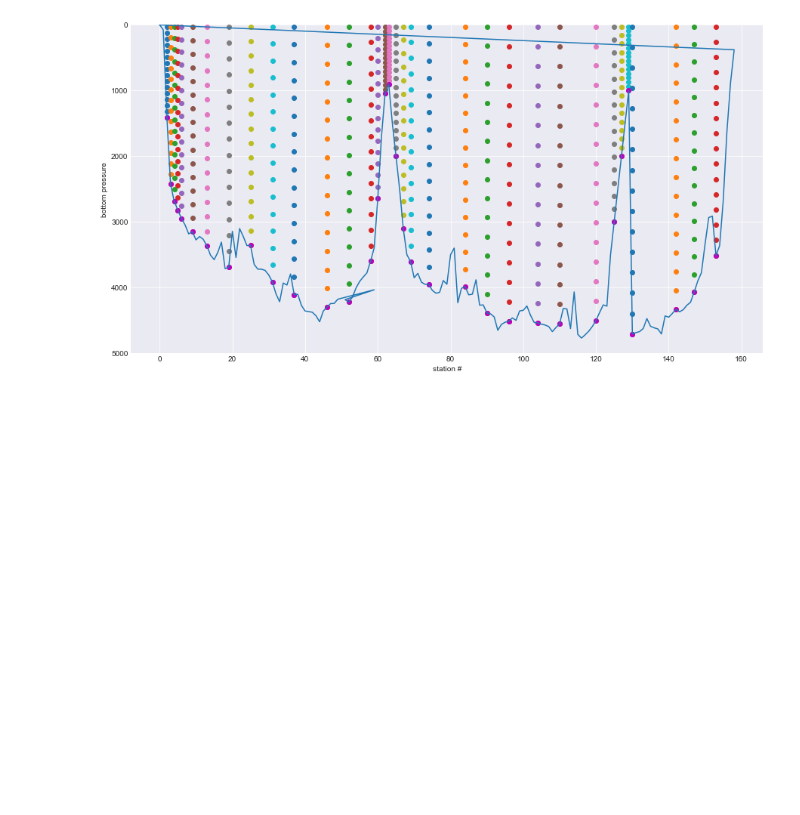
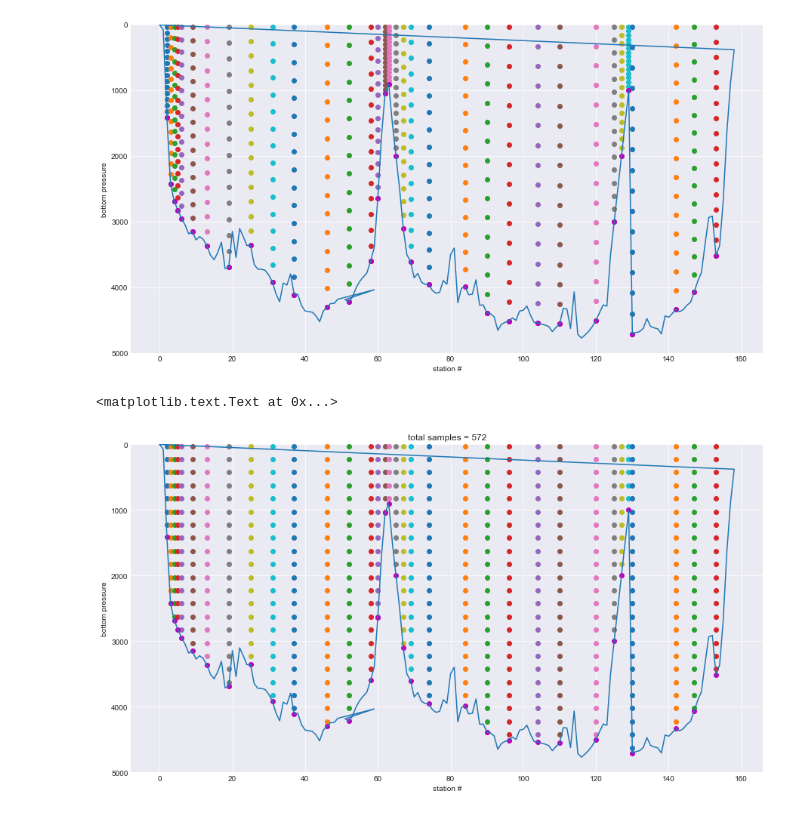
Before and after one commit to nlbeaird/S4P, a Jupyter notebook: plot_h3_2011_usingCSV_old_conflict.ipynb, the cells around one changed output. Cells and saved outputs as stored; diff of their text form; code cells hidden in the pictures; blank space fills up the shorter version.

Commit message:
add more depth info

```diff
--- a/plot_h3_2011_usingCSV_old_conflict.ipynb
+++ b/plot_h3_2011_usingCSV_old_conflict.ipynb
@@ -483,3 +483,23 @@ plt.xlabel('station #')
 # %% [output]
 <matplotlib.text.Text at 0x...>
 [figure]
+# %%
+fig, axs = plt.subplots(ncols=1,  figsize=(15, 8))
+
+total_samples = 0
+
+for s in range( len(He_sta_2018) ):
+    nom_depths = np.arange( 25, df_2018.bttm_pres[He_sta_2018[s]], 200)
+    istation = df_2018.station[He_sta_2018[s]]*np.ones((len(nom_depths)))
+    plt.scatter( istation , nom_depths)
+    total_samples += len(nom_depths)
+
+plt.plot(df_2018.station, df_2018.bttm_pres)
+plt.scatter(df_2018.station[He_sta_2018], df_2018.bttm_pres[He_sta_2018], c='m')
+plt.ylim([5000, 0])
+plt.ylabel('bottom pressure')
+plt.xlabel('station #')
+plt.title('total samples = %i' % total_samples)
+# %% [output]
+<matplotlib.text.Text at 0x...>
+[figure, added]
```
